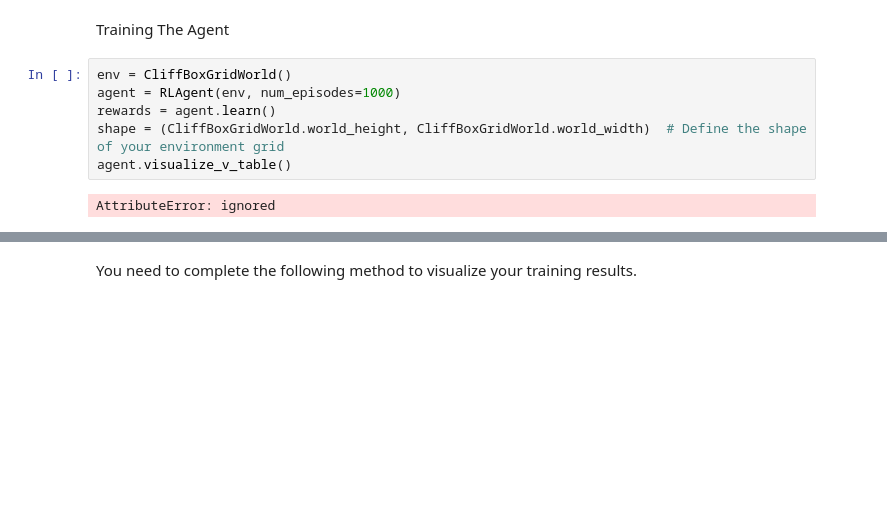
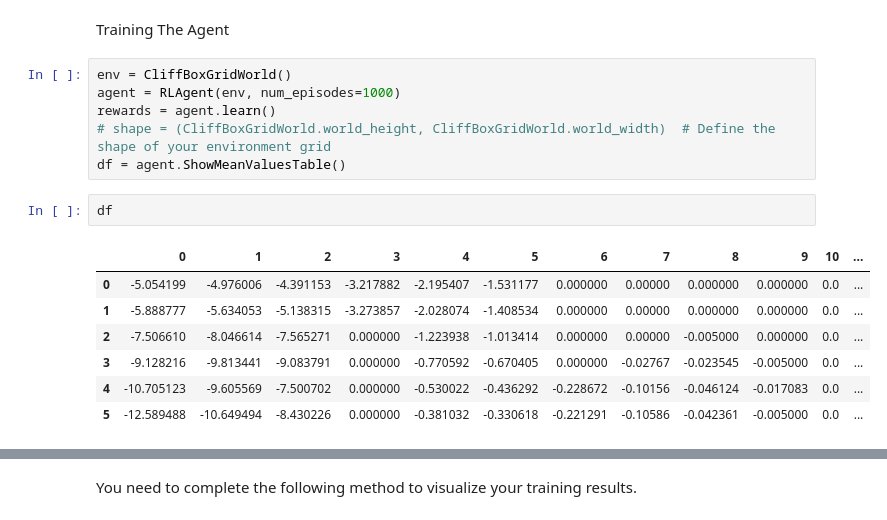
Before and after one commit to Joselyne50/DEEPLEARNING, a Jupyter notebook: Jossy.ipynb, the cells around one changed output, grey strips where cells are left out. Saved outputs shown, nothing was run; the diff lists cells and outputs as text; blank space fills up the shorter version.

```diff
--- a/Jossy.ipynb
+++ b/Jossy.ipynb
@@ -328,10 +354,18 @@ Training The Agent
 env = CliffBoxGridWorld()
 agent = RLAgent(env, num_episodes=1000)
 rewards = agent.learn()
-shape = (CliffBoxGridWorld.world_height, CliffBoxGridWorld.world_width)  # Define the shape of your environment grid
-agent.visualize_v_table()
+# shape = (CliffBoxGridWorld.world_height, CliffBoxGridWorld.world_width)  # Define the shape of your environment grid
+df = agent.ShowMeanValuesTable()
-# %% [output]
-AttributeError: ignored
+# %%
+df
+# %% [output]
+|  | 0 | 1 | 2 | 3 | 4 | 5 | 6 | 7 | 8 | 9 | 10 | ... |
+| 0 | -5.054199 | -4.976006 | -4.391153 | -3.217882 | -2.195407 | -1.531177 | 0.000000 | 0.00000 | 0.000000 | 0.000000 | 0.0 | ... |
+| 1 | -5.888777 | -5.634053 | -5.138315 | -3.273857 | -2.028074 | -1.408534 | 0.000000 | 0.00000 | 0.000000 | 0.000000 | 0.0 | ... |
+| 2 | -7.506610 | -8.046614 | -7.565271 | 0.000000 | -1.223938 | -1.013414 | 0.000000 | 0.00000 | -0.005000 | 0.000000 | 0.0 | ... |
+| 3 | -9.128216 | -9.813441 | -9.083791 | 0.000000 | -0.770592 | -0.670405 | 0.000000 | -0.02767 | -0.023545 | -0.005000 | 0.0 | ... |
+| 4 | -10.705123 | -9.605569 | -7.500702 | 0.000000 | -0.530022 | -0.436292 | -0.228672 | -0.10156 | -0.046124 | -0.017083 | 0.0 | ... |
+| 5 | -12.589488 | -10.649494 | -8.430226 | 0.000000 | -0.381032 | -0.330618 | -0.221291 | -0.10586 | -0.042361 | -0.005000 | 0.0 | ... |
 # %%
 # Smooth plot
 weight=0.99
```
Also changed, not shown: parts of 6 cells of this notebook.
